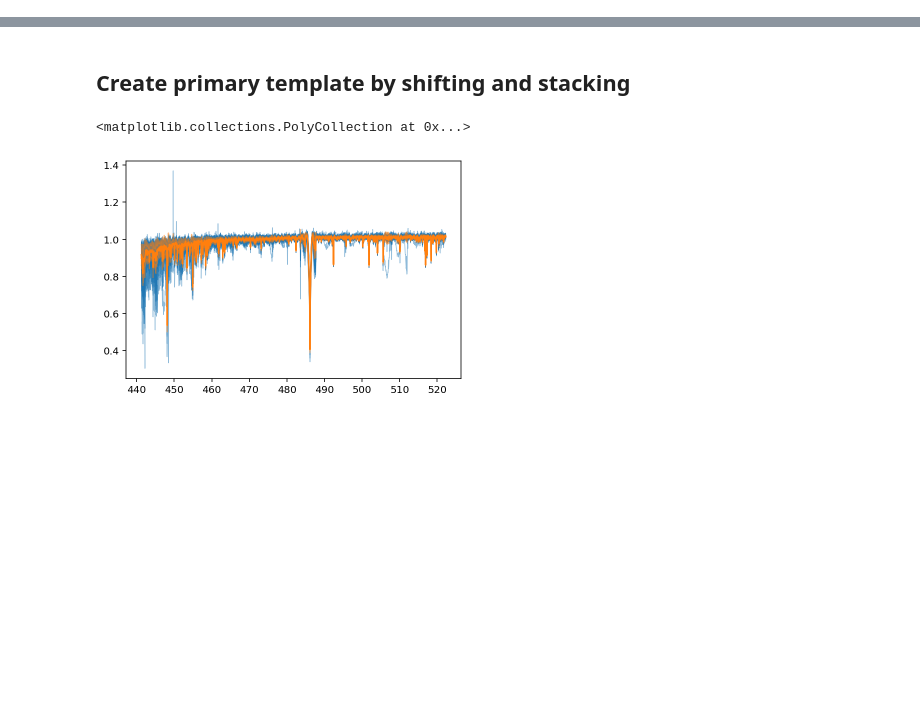
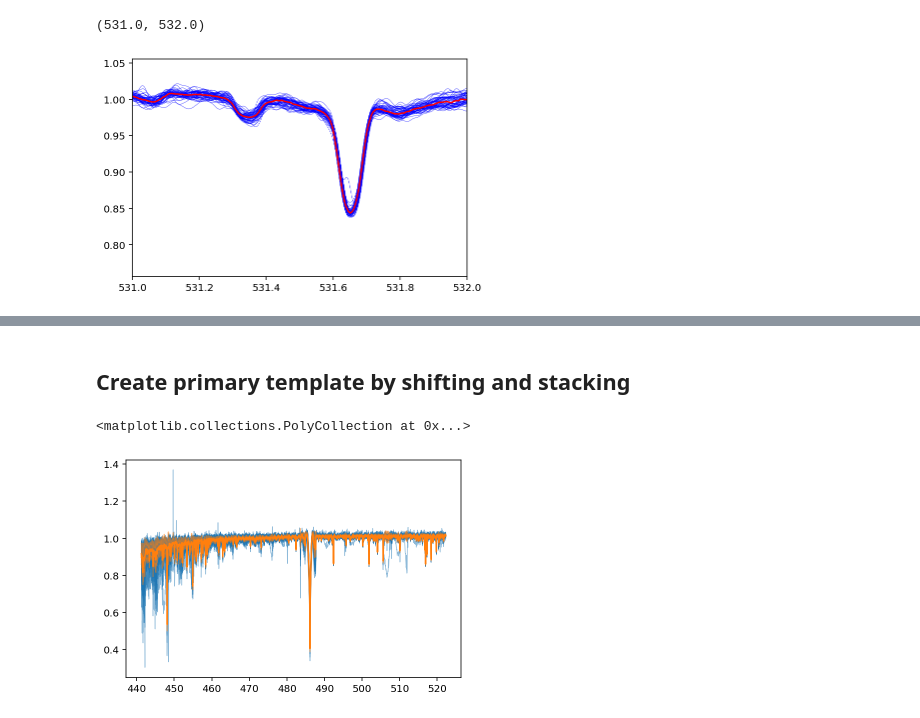
Before and after one commit to danhey/adra, a Jupyter notebook: RV extract ispec.ipynb, the cells around one changed output, grey strips where cells are left out. Cells and saved outputs as stored; diff of their text form; code cells hidden in the pictures; blank space fills up the shorter version.

```diff
--- a/RV extract ispec.ipynb
+++ b/RV extract ispec.ipynb
@@ -193,0 +198,34 @@ Text(0, 0.5, 'RV [km/s]')
+# %%
+template = resampled[0]
+all_wav_shifts = []
+wav_shift_prev = 0
+
+for i in range(20):
+#     plt.figure(figsize=[7,10])
+    wav_shift_primary = []
+    wav_shift_uncertainty = []
+    for i, spec in enumerate(resampled):
+        acor = np.correlate(template - 1., spec - 1., mode='full')
+#         acor /= np.max(acor)
+        df = wavelengths[1] - wavelengths[0]
+        lags = df*np.arange(-len(acor)//2, len(acor)//2) - wav_shift_prev
+
+        # Fit gaussians
+        m = (lags < 0.2) & (lags > -0.2)
+        x0 = [np.max(acor[m]), 0.05, lags[m][np.argmax(acor[m])]]
+        res = fit_gaussian(lags[m], acor[m], x0)
+        wav_shift_primary.append(res.x[2])
+        wav_shift_uncertainty.append(np.sqrt(np.diag(res.hess_inv))[-1])
+
+        # Plot
+#         plt.plot(lags, acor - i*0.5, c='C0', alpha=0.5)
+#         plt.plot(lags, model(res.x, lags) - i*0.5, c='red', lw=0.7)
+#         plt.xlim(-0.15, 0.15)
+#     plt.show()
+
+    temp_array = np.array([interpolate_spectrum(spec['waveobs'] + shift, spec['flux'], wavelengths) for spec, shift in
+                          zip(all_spectra, wav_shift_primary)])
+    template = np.median(temp_array, axis=0)
+    wav_shift_prev = wav_shift_primary[0]
+
+    all_wav_shifts.append(wav_shift_primary)
@@ -193,0 +236,7 @@ Text(0, 0.5, 'RV [km/s]')
+# %%
+plt.plot(wavelengths, temp_array.T, c='blue', lw=0.3);
+plt.plot(wavelengths, template, c='red');
+plt.xlim(531, 532)
+# %% [output]
+(531.0, 532.0)
+[figure, added]
```
Also changed, not shown: parts of 18 cells of this notebook, 3 other files.
